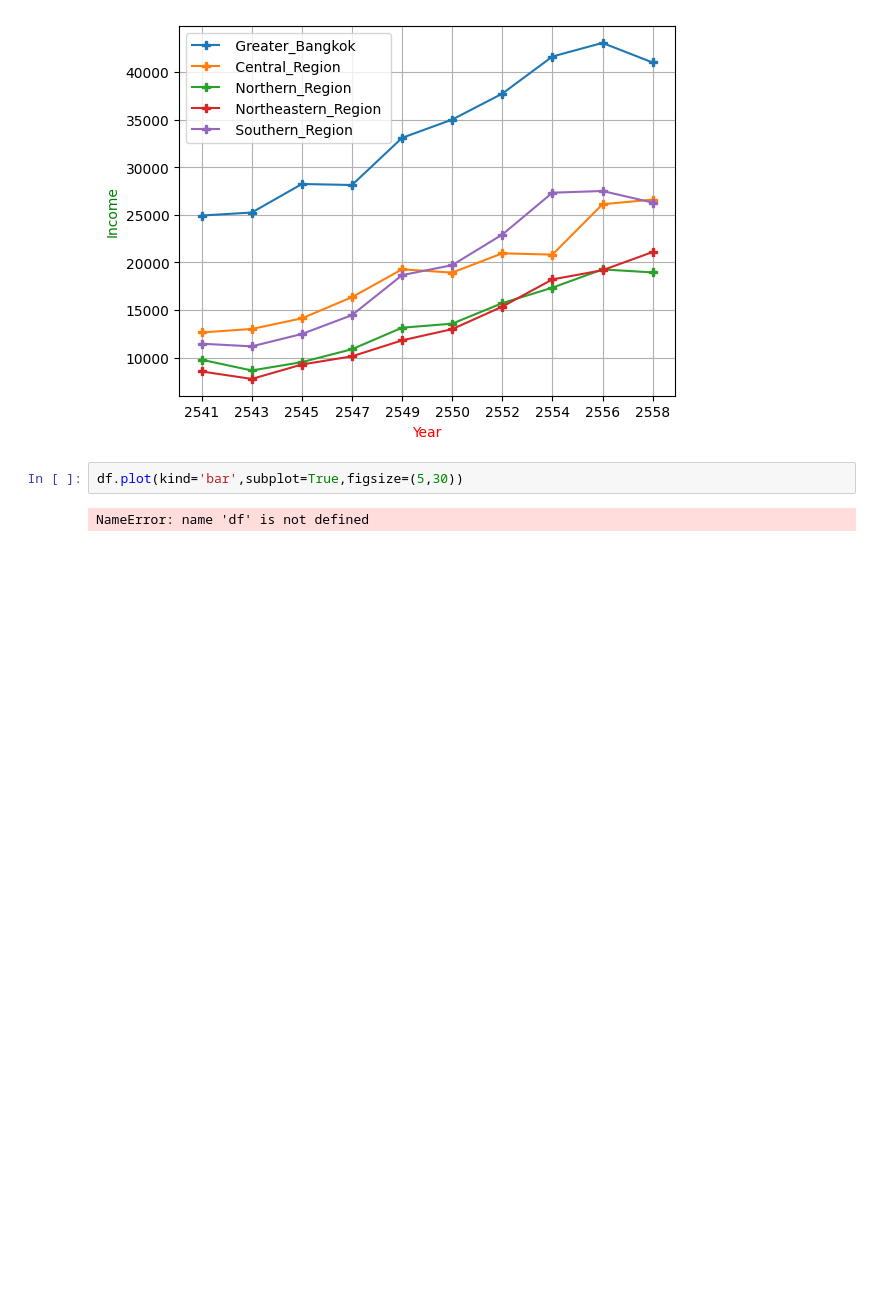
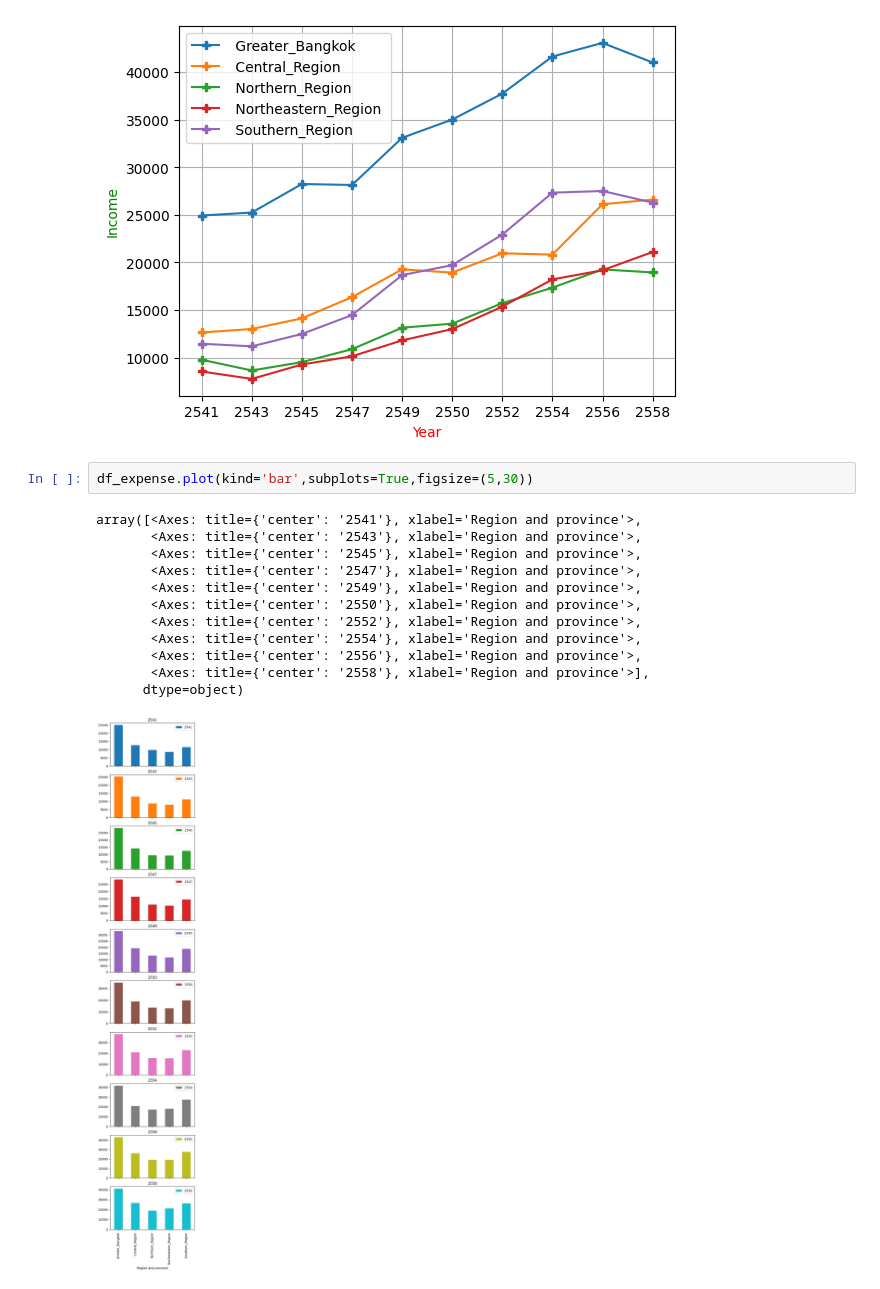
Before and after one commit to BooksHorse/m5term2, a Jupyter notebook: graph.ipynb, the cells around one changed output. Drawn from its saved outputs; the diff is of its cells as text; blank space fills up the shorter version.

```diff
--- a/graph.ipynb
+++ b/graph.ipynb
@@ -50,6 +49,17 @@ plt.legend(df_expense.index)
 <matplotlib.legend.Legend at 0x...>
 [figure]
 # %%
-df.plot(kind='bar',subplot=True,figsize=(5,30))
+df_expense.plot(kind='bar',subplots=True,figsize=(5,30))
 # %% [output]
-NameError: name 'df' is not defined
+array([<Axes: title={'center': '2541'}, xlabel='Region and province'>,
+       <Axes: title={'center': '2543'}, xlabel='Region and province'>,
+       <Axes: title={'center': '2545'}, xlabel='Region and province'>,
+       <Axes: title={'center': '2547'}, xlabel='Region and province'>,
+       <Axes: title={'center': '2549'}, xlabel='Region and province'>,
+       <Axes: title={'center': '2550'}, xlabel='Region and province'>,
+       <Axes: title={'center': '2552'}, xlabel='Region and province'>,
+       <Axes: title={'center': '2554'}, xlabel='Region and province'>,
+       <Axes: title={'center': '2556'}, xlabel='Region and province'>,
+       <Axes: title={'center': '2558'}, xlabel='Region and province'>],
+      dtype=object)
+[figure, added]
```
Also changed, not shown: parts of 6 cells of this notebook.
